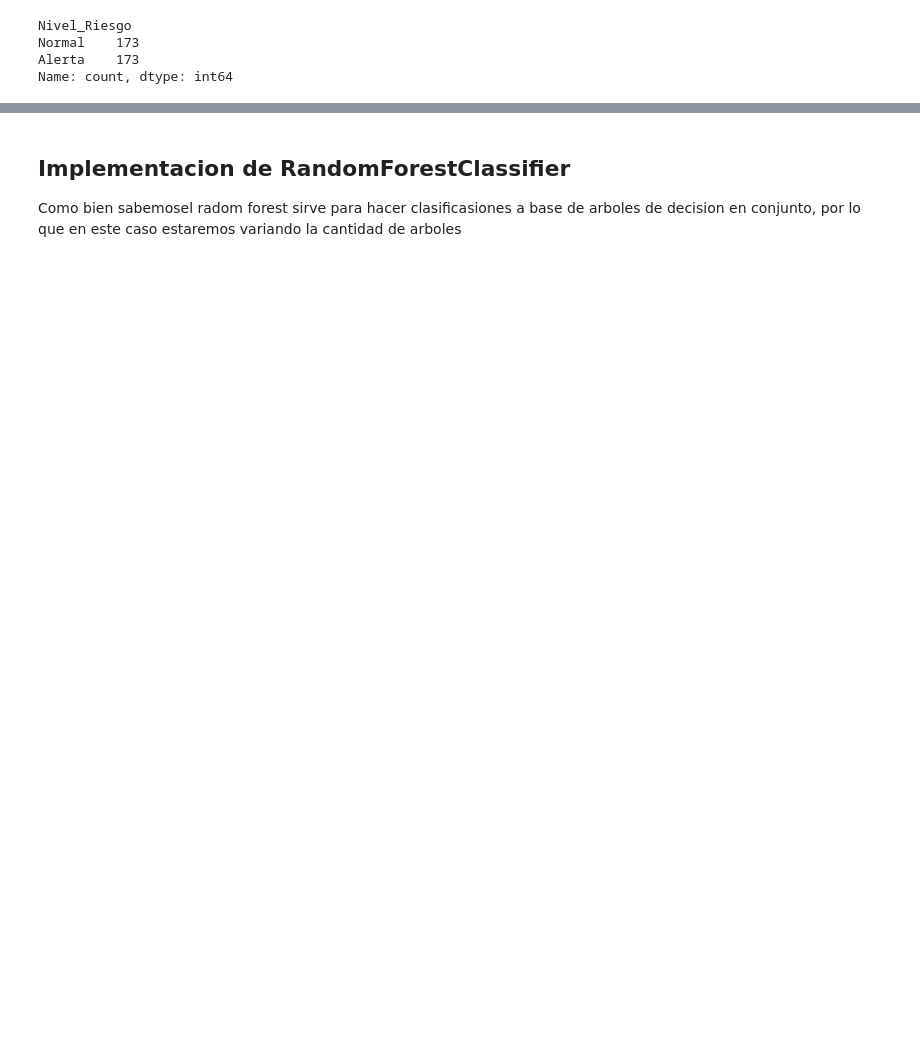
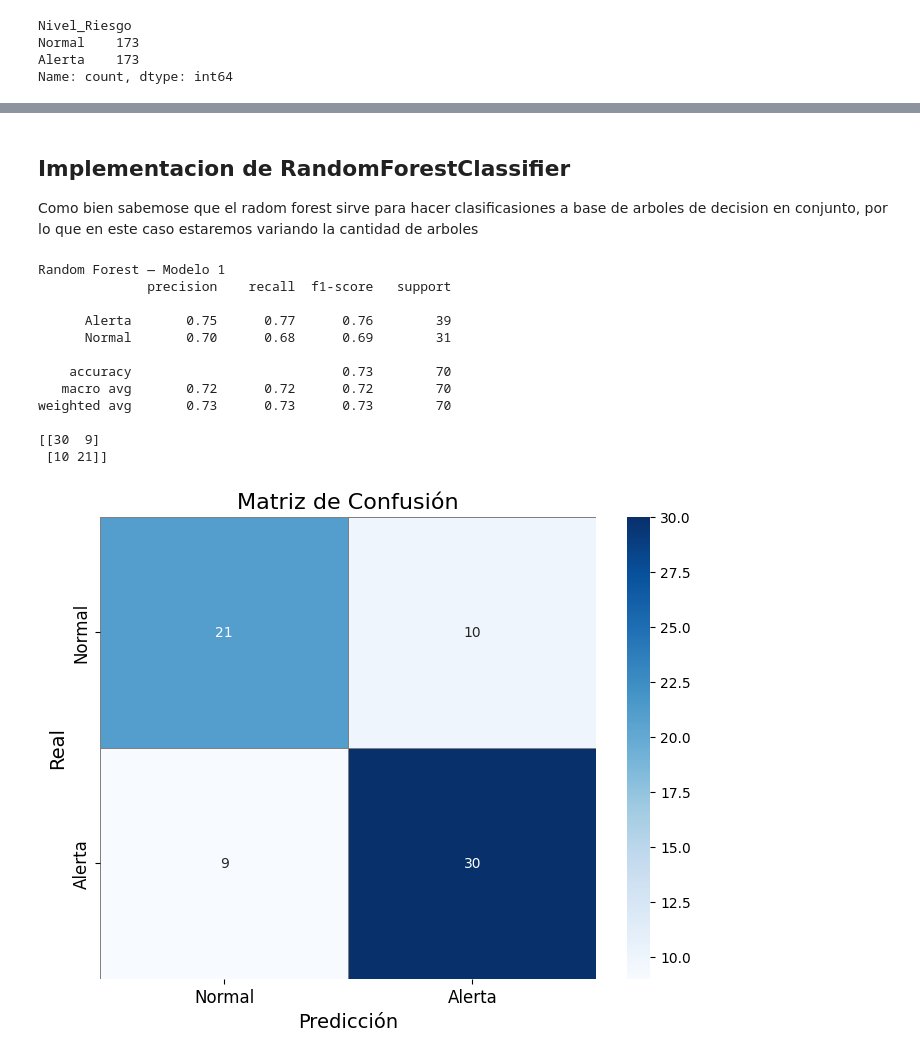
Before and after one commit to AlejandroAvila43/MineriaDeDatos, a Jupyter notebook: Air quality/AirQuality.ipynb, the cells around one changed output, grey strips where cells are left out. Cells and saved outputs as stored; diff of their text form; code cells hidden in the pictures; blank space fills up the shorter version.

Commit message:
pruebas de random forest realizadas

```diff
--- a/Air quality/AirQuality.ipynb
+++ b/Air quality/AirQuality.ipynb
@@ -438,3 +469,58 @@ Name: count, dtype: int64
 # %% [markdown]
 ## Implementacion de RandomForestClassifier
-Como bien sabemosel radom forest sirve para hacer clasificasiones a base de arboles de decision en conjunto, por lo que en este caso estaremos variando la cantidad de arboles
+Como bien sabemose que el radom forest sirve para hacer clasificasiones a base de arboles de decision en conjunto, por lo que en este caso estaremos variando la cantidad de arboles
+# %%
+X = dataset_balanced[['Concentracion_PM2.5','Concentracion_PM10','Concentracion_Dioxido_Nitrogeno',
+             'Concentracion_Ozono','Temperatura','Humedad']]
+y = dataset_balanced['Nivel_Riesgo']
+
+# divicion del dataset en 80% train y 20% test
+from sklearn.model_selection import train_test_split
+from sklearn.ensemble import RandomForestClassifier
+from sklearn.metrics import classification_report, confusion_matrix
+X_train, X_test, y_train, y_test = train_test_split(X, y, test_size=0.2, random_state=42)
+
+
+
+def plot_confusion_matrix(y_true, y_pred, labels):
+    cm = confusion_matrix(y_true, y_pred, labels=labels)
+
+    plt.figure(figsize=(8, 6))
+    sns.heatmap(cm, annot=True, fmt="d", cmap="Blues",
+                xticklabels=labels, yticklabels=labels,
+                linewidths=0.5, linecolor='gray')
+
+    plt.title("Matriz de Confusión", fontsize=16)
+    plt.xlabel("Predicción", fontsize=14)
+    plt.ylabel("Real", fontsize=14)
+    plt.xticks(fontsize=12)
+    plt.yticks(fontsize=12)
+    plt.show()
+# %%
+# prueba 1
+rf_1 = RandomForestClassifier(
+    n_estimators=100,
+    random_state=42
+)
+
+rf_1.fit(X_train, y_train)
+y_pred_rf_1 = rf_1.predict(X_test)
+
+print("Random Forest — Modelo 1")
+print(classification_report(y_test, y_pred_rf_1))
+print(confusion_matrix(y_test, y_pred_rf_1))
+plot_confusion_matrix(y_test, y_pred_rf_1, labels=["Normal", "Alerta"])
+# %% [output]
+Random Forest — Modelo 1
+              precision    recall  f1-score   support
+
+      Alerta       0.75      0.77      0.76        39
+      Normal       0.70      0.68      0.69        31
+
+    accuracy                           0.73        70
+   macro avg       0.72      0.72      0.72        70
+weighted avg       0.73      0.73      0.73        70
+
+[[30  9]
+ [10 21]]
+[figure, added]
```
Also changed, not shown: parts of 9 cells of this notebook.
